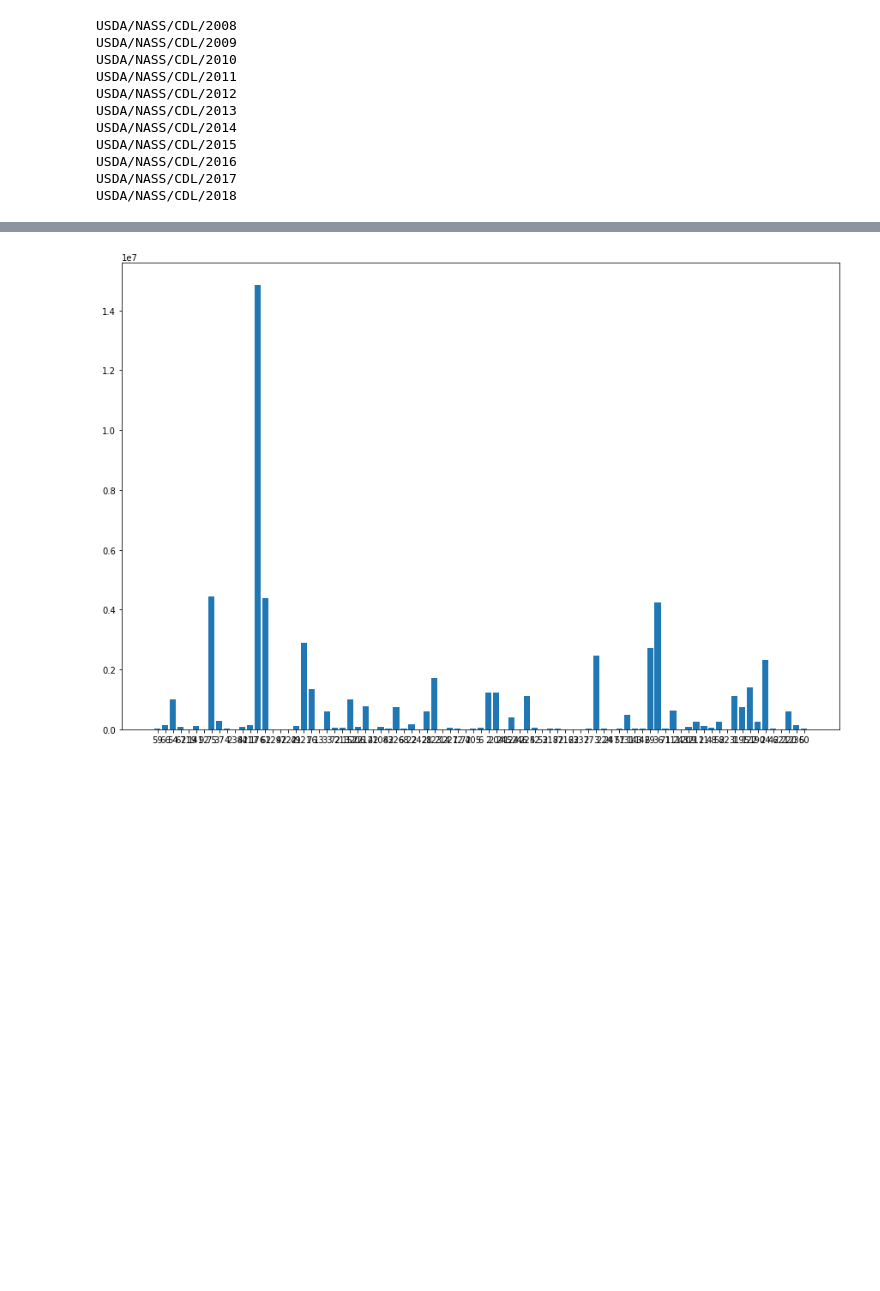
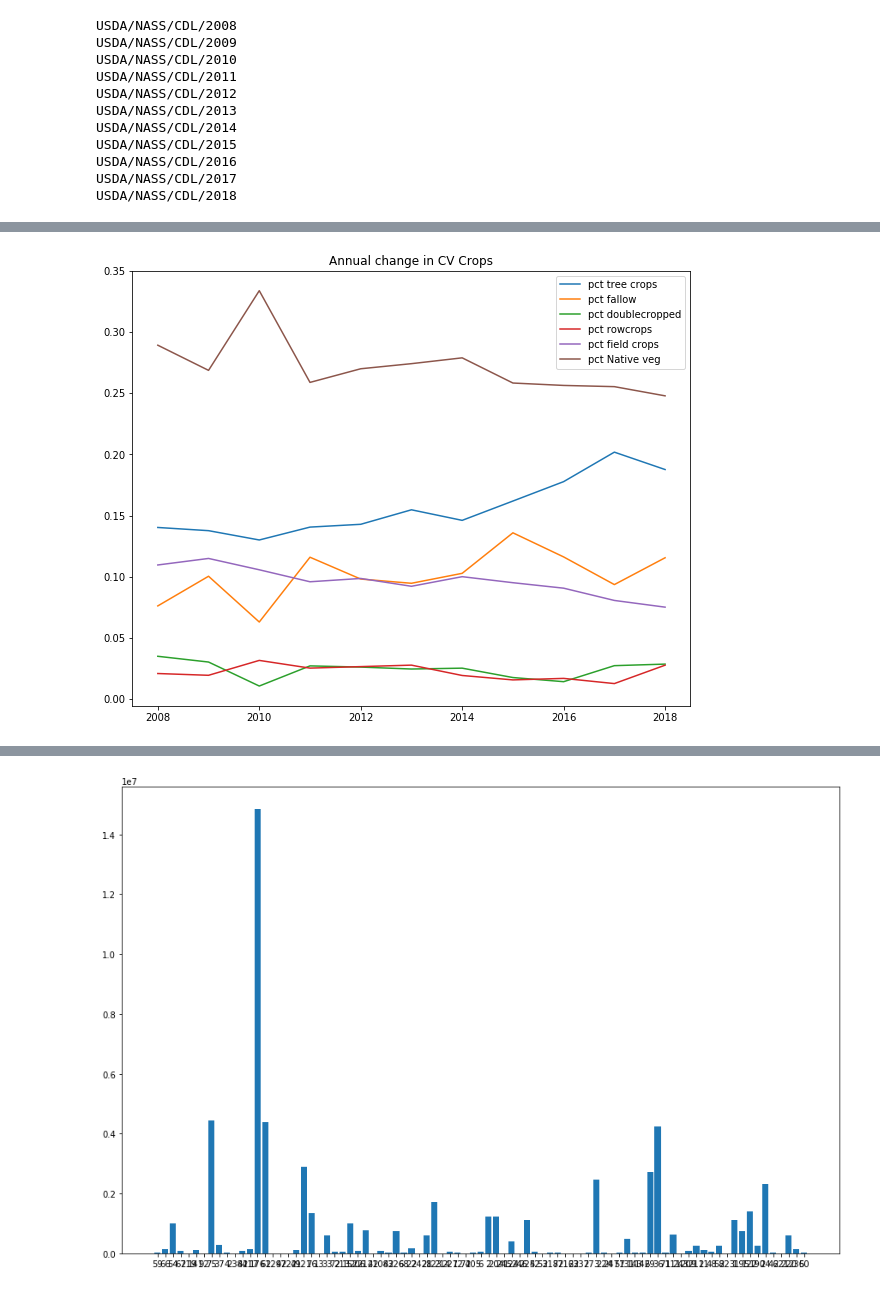
Before and after one commit to kashingtonDC/cvwbm, a Jupyter notebook: code/CDL_kc.ipynb, the cells around one changed output, grey strips where cells are left out. Saved outputs shown, nothing was run; the diff lists cells and outputs as text; code cells hidden in the pictures; blank space fills up the shorter version.

```diff
--- a/code/CDL_kc.ipynb
+++ b/code/CDL_kc.ipynb
@@ -205,0 +191,67 @@ for i in fractions:
+# %%
+# Figure out the percent of tree crops over time
+
+pct_treecrops = []
+pct_fallow = []
+pct_doublecrop = []
+pct_row = []
+pct_truck = []
+pct_field = []
+pct_native = []
+
+for i in fractions:
+    treecrops = ["75", "75", "76","66","77", "223", "68", "210", "220", "67", "70", "71", "204", "211"]
+    fallow = ["59","61"]
+    doublecropped = ["225", "226", "227", "229", "231", "232", "233", "234", "235", "236", "237", "238"]
+    rowcrops = ["1", "5", "6", "12", "13"]
+    trucks = ["242", "243", "244", "245", "246", "247", "248", "249", "250", "55", "214", "216","219","221", "227"]
+    fieldcrops = ["10",  "14", "224", "33", "34", "35", "36", "38", "39", "41", "42", "43", "46", "47", "48" ,
+      "49", "50", "51", "52", "53", "54",  "56", "57","206","207", "208", "209","222", "229"]
+    native = ["176","63","64", "65", "131","58", "141", "142", "143", "152"]
+
+    annual_pct_native = 0
+    annual_pct_double = 0
+    annual_pct_tree = 0
+    annual_pct_fallow = 0
+    annual_pct_row = 0
+    annual_pct_trucks = 0
+    annual_pct_field = 0
+
+    for k,v in i.items():
+        if k in treecrops:
+            annual_pct_tree += i[k]
+        if k in fallow:
+            annual_pct_fallow += i[k]
+        if k in doublecropped:
+            annual_pct_double += i[k]
+        if k in rowcrops:
+            annual_pct_row+=i[k]
+        if k in trucks:
+            annual_pct_trucks+=i[k]
+        if k in fieldcrops:
+            annual_pct_field+=i[k]
+        if k in native:
+            annual_pct_native+=i[k]
+
+    pct_treecrops.append(annual_pct_tree)
+    pct_fallow.append(annual_pct_fallow)
+    pct_doublecrop.append(annual_pct_double)
+    pct_row.append(annual_pct_row)
+    pct_field.append(annual_pct_field)
+    pct_truck.append(annual_pct_trucks)
+    pct_native.append(annual_pct_native)
+
+
+plt.figure(figsize = (10,8))
+plt.title("Annual change in CV Crops")
+plt.plot(range(2008,2019),pct_treecrops, label = "pct tree crops")
+plt.plot(range(2008,2019),pct_fallow, label = "pct fallow")
+plt.plot(range(2008,2019),pct_doublecrop, label = "pct doublecropped")
+plt.plot(range(2008,2019),pct_row, label = "pct rowcrops")
+plt.plot(range(2008,2019),pct_field, label = "pct field crops")
+plt.plot(range(2008,2019),pct_native, label = "pct Native veg")
+
+plt.legend()
+plt.show()
+# %% [output]
+[figure, added]
```
Also changed, not shown: parts of 10 cells of this notebook.
